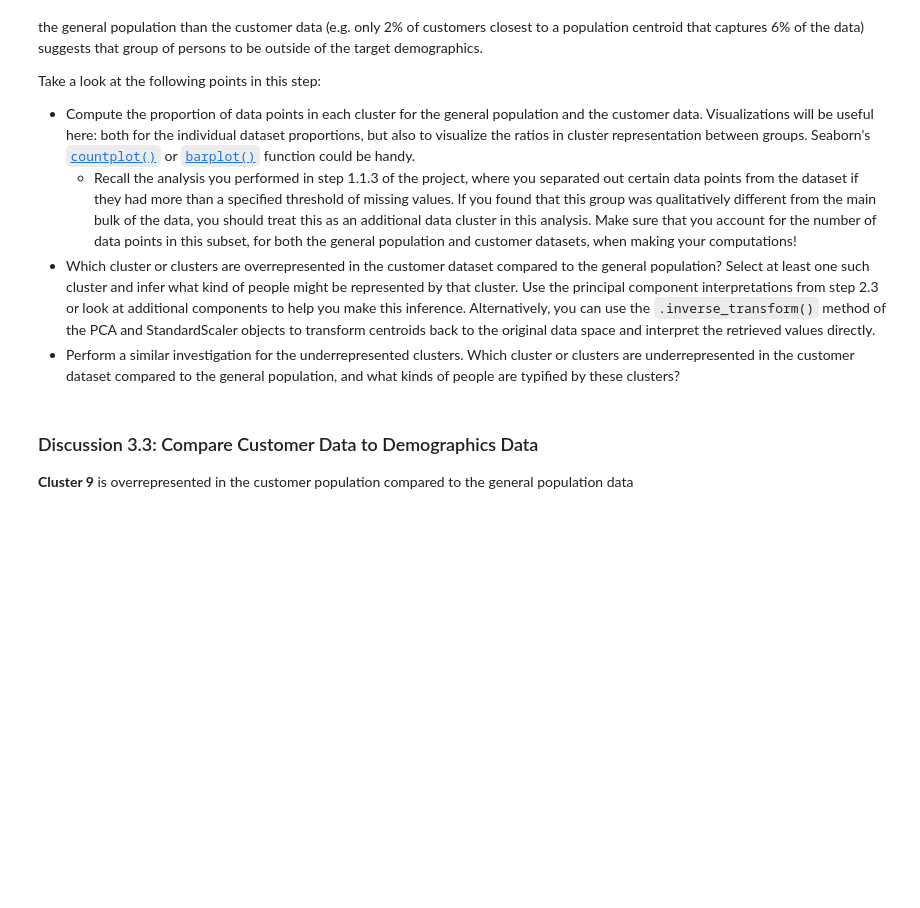
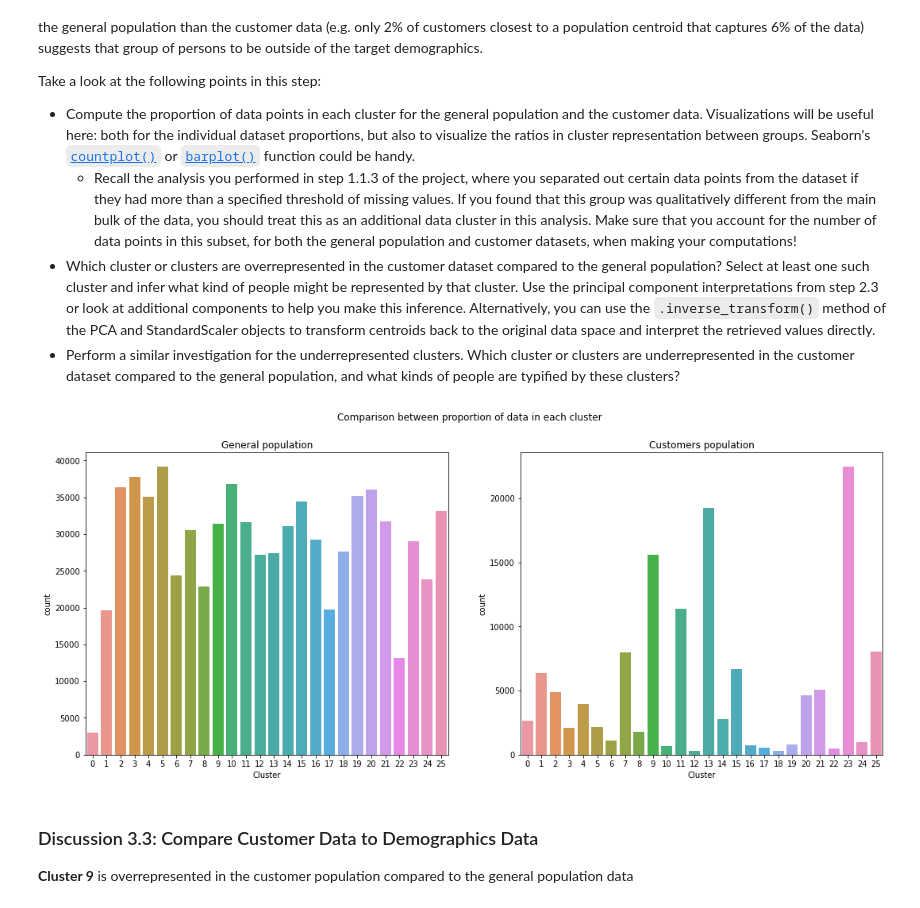
Before and after one commit to mahmodKhaled/Identify-Customer-Segments, a Jupyter notebook: Identify_Customer_Segments.ipynb, the cells around one changed output. Saved outputs shown, nothing was run; the diff lists cells and outputs as text; code cells hidden in the pictures; blank space fills up the shorter version.

```diff
--- a/Identify_Customer_Segments.ipynb
+++ b/Identify_Customer_Segments.ipynb
@@ -1019,0 +1039,3 @@ Choosed to apply **14** clusters because after 14 clusters, the SSE decreases wi
+# %%
+# predict clusters labels
+azdias_pred = kmeans.predict(azdias_pca)
@@ -1038 +1064,7 @@ customers_scaled = pd.DataFrame(scalar.transform(customers_cleaned),index=custom
+# %%
+# scaling the data
+scaled_numerical_columns = scalar.transform(customers_cleaned[numerical_cols])
+scaled_numerical_columns = pd.DataFrame(scaled_numerical_columns, index=customers_cleaned.index, columns=numerical_cols)
+customers_cleaned = customers_cleaned.drop(columns=numerical_cols)
+customers_scaled = pd.concat([customers_cleaned, scaled_numerical_columns], axis=1)
 # %%
@@ -1042,3 +1073,6 @@ customers_pred = model2.predict(customers_pca)
+# %%
+# predict clusters labels
+customers_pred = kmeans.predict(customers_pca)
 # %% [markdown]
 ### Step 3.3: Compare Customer Data to Demographics Data
 
@@ -1055,11 +1089,9 @@ Take a look at the following points in this step:
 # %%
 # Compare the proportion of data in each cluster for the customer data to the
 # proportion of data in each cluster for the general population.
-label_G = pd.DataFrame(label2)
-label_G.columns = ["Cluster"]
-first_subset = pd.DataFrame(-1 * np.ones([first_subset.shape[0],1]))
-first_subset.columns = ["Cluster"]
-label_G_with_missing_subset = pd.concat([label_G,first_subset],axis=0)
-label_C = pd.DataFrame(label_C2)
-label_C.columns = ["Cluster"]
-label_c_with_missing_subset = pd.concat([label_C,first_subset],axis=0)
+azdias_pred_df = pd.DataFrame(azdias_pred,columns=["Cluster"])
+customers_pred_df = pd.DataFrame(customers_pred,columns=["Cluster"])
+#first_subset = pd.DataFrame(-1 * np.ones([first_subset.shape[0],1]))
+#first_subset.columns = ["Cluster"]
+#label_G_with_missing_subset = pd.concat([label_G,first_subset],axis=0)
+#label_c_with_missing_subset = pd.concat([label_C,first_subset],axis=0)
@@ -1072,3 +1098,8 @@ sns.countplot(x="Cluster",data=label_c_with_missing_subset)
+# %%
+countplot(azdias_pred_df, customers_pred_df, 'Cluster', 'Comparison between proportion of data in each cluster ',
+         'General population', 'Customers population')
+# %% [output]
+[figure, added]
 # %%
 # What kinds of people are part of a cluster that is overrepresented in the
 # customer data compared to the general population?
```
Also changed, not shown: parts of 28 cells of this notebook.
